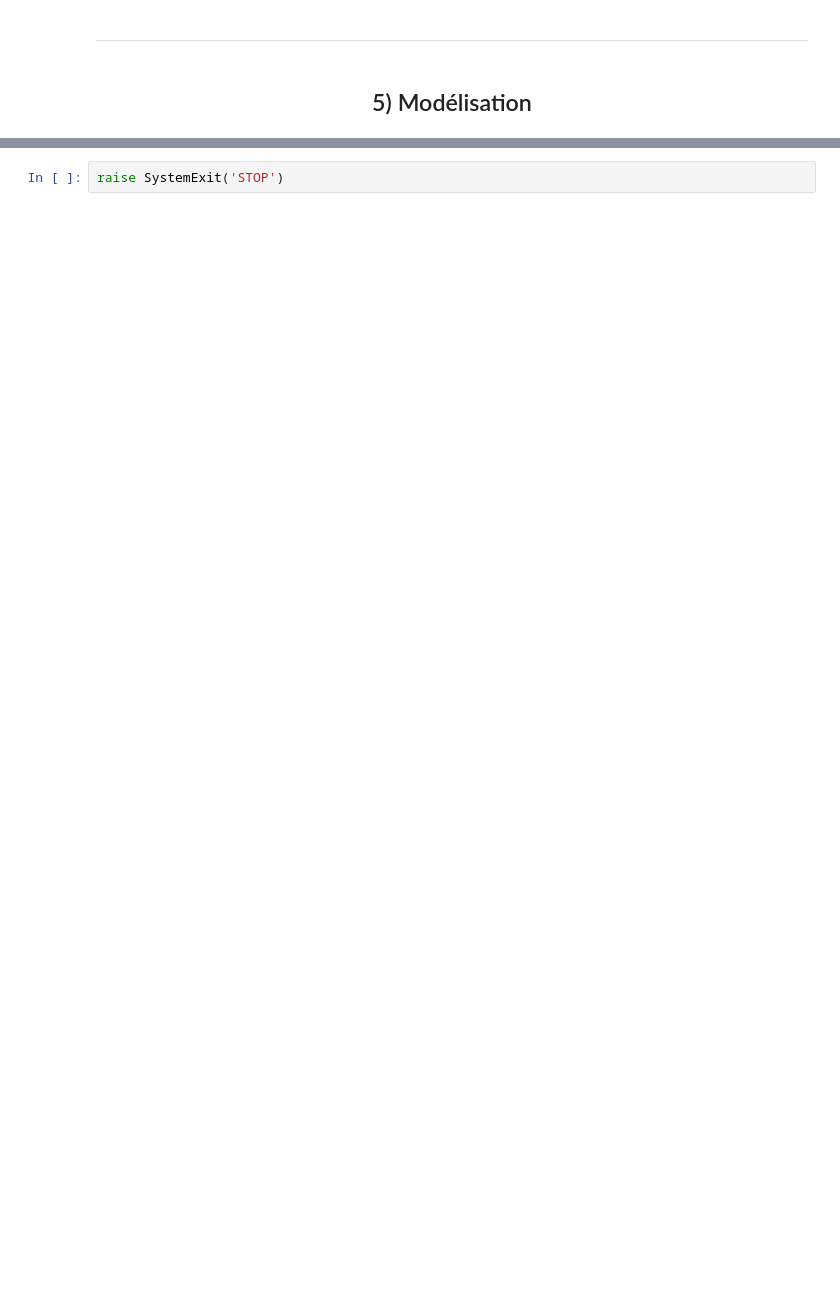
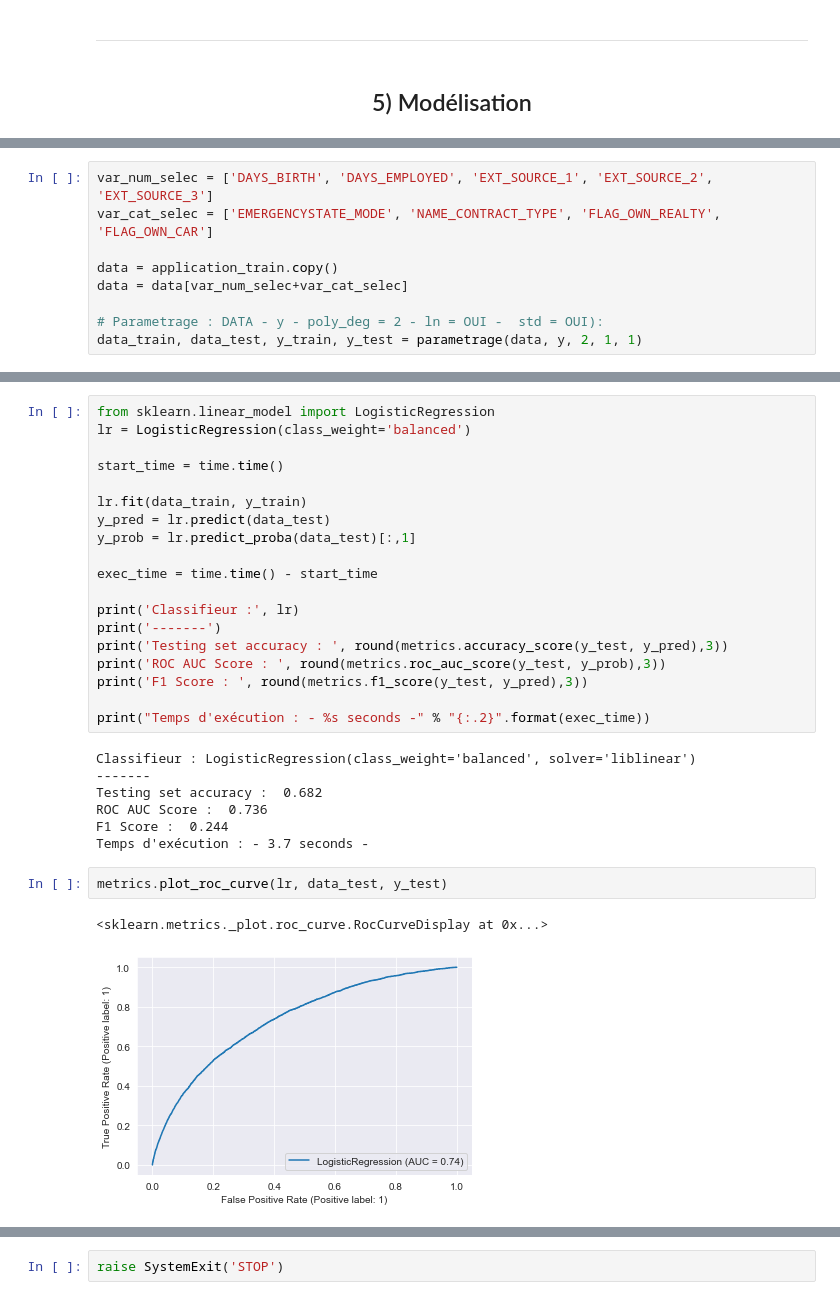
Before and after one commit to martinletouvet/oc_projet7, a Jupyter notebook: P7_Notebook.ipynb, the cells around one changed output, grey strips where cells are left out. Saved outputs shown, nothing was run; the diff lists cells and outputs as text; blank space fills up the shorter version.

```diff
--- a/P7_Notebook.ipynb
+++ b/P7_Notebook.ipynb
@@ -1541,0 +1393,9 @@ plt.plot([0,1], [0,1], linestyle='--') # classifieur aléatoire
+# %%
+var_num_selec = ['DAYS_BIRTH', 'DAYS_EMPLOYED', 'EXT_SOURCE_1', 'EXT_SOURCE_2', 'EXT_SOURCE_3']
+var_cat_selec = ['EMERGENCYSTATE_MODE', 'NAME_CONTRACT_TYPE', 'FLAG_OWN_REALTY', 'FLAG_OWN_CAR']
+
+data = application_train.copy()
+data = data[var_num_selec+var_cat_selec]
+
+# Parametrage : DATA - y - poly_deg = 2 - ln = OUI -  std = OUI):
+data_train, data_test, y_train, y_test = parametrage(data, y, 2, 1, 1)
@@ -1541,0 +1417,31 @@ plt.plot([0,1], [0,1], linestyle='--') # classifieur aléatoire
+# %%
+from sklearn.linear_model import LogisticRegression
+lr = LogisticRegression(class_weight='balanced')
+
+start_time = time.time()
+
+lr.fit(data_train, y_train)
+y_pred = lr.predict(data_test)
+y_prob = lr.predict_proba(data_test)[:,1]
+
+exec_time = time.time() - start_time
+
+print('Classifieur :', lr)
+print('-------')
+print('Testing set accuracy : ', round(metrics.accuracy_score(y_test, y_pred),3))
+print('ROC AUC Score : ', round(metrics.roc_auc_score(y_test, y_prob),3))
+print('F1 Score : ', round(metrics.f1_score(y_test, y_pred),3))
+
+print("Temps d'exécution : - %s seconds -" % "{:.2}".format(exec_time))
+# %% [output]
+Classifieur : LogisticRegression(class_weight='balanced', solver='liblinear')
+-------
+Testing set accuracy :  0.682
+ROC AUC Score :  0.736
+F1 Score :  0.244
+Temps d'exécution : - 3.7 seconds -
+# %%
+metrics.plot_roc_curve(lr, data_test, y_test)
+# %% [output]
+<sklearn.metrics._plot.roc_curve.RocCurveDisplay at 0x...>
+[figure, added]
```
Also changed, not shown: parts of 95 cells of this notebook.
